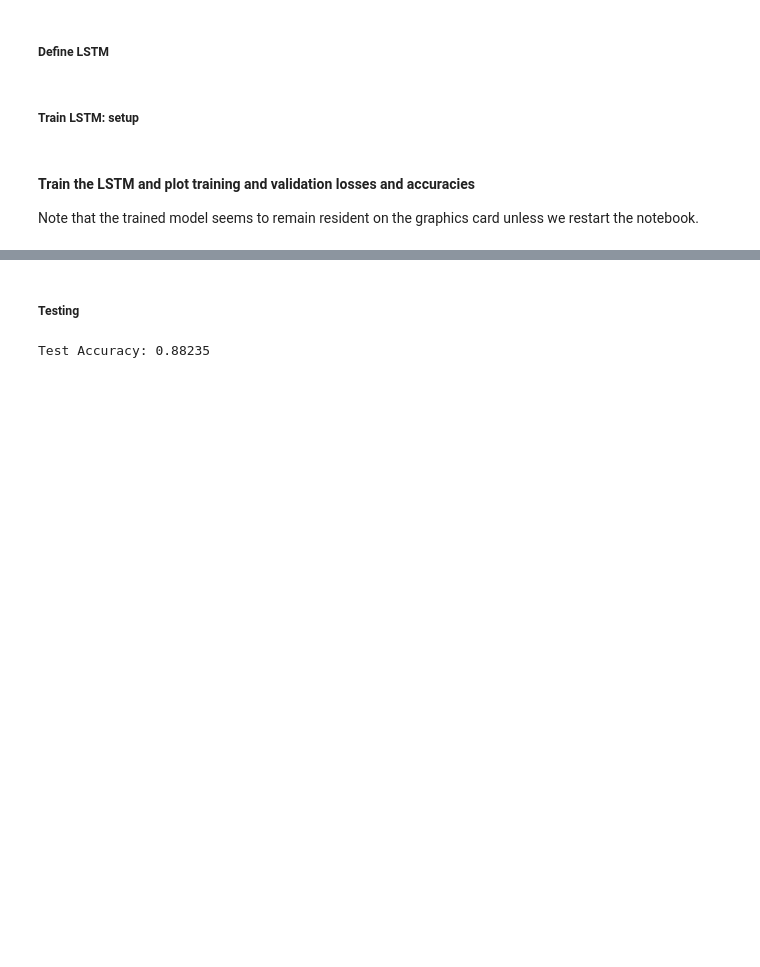
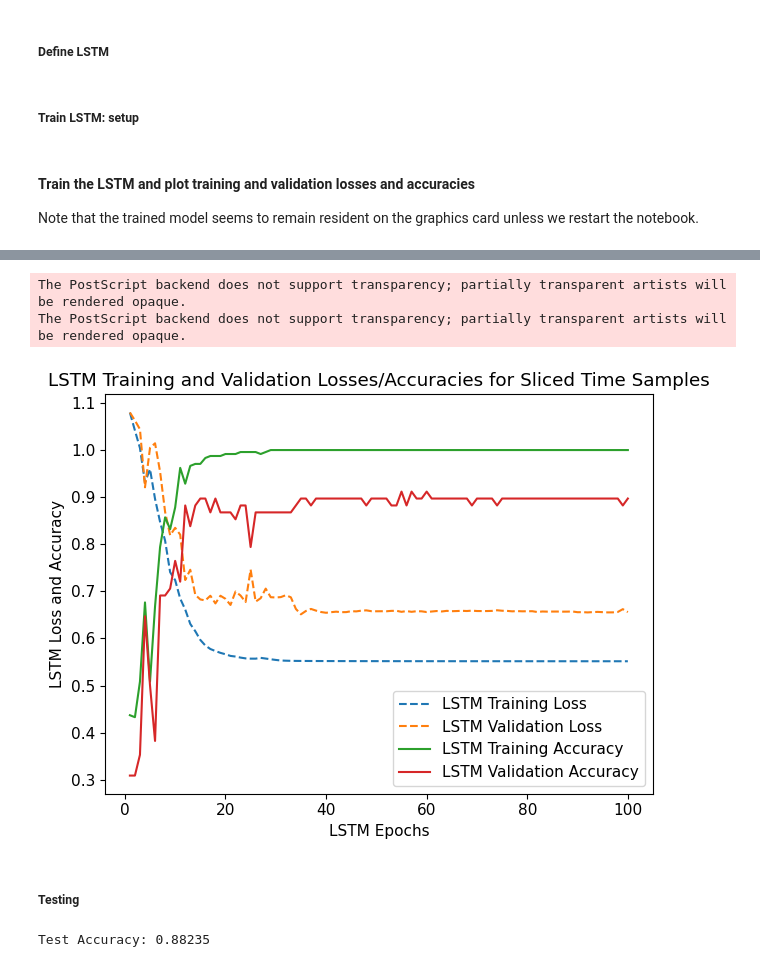
Before and after one commit to kkke/NeuroMatch_Project, a Jupyter notebook: ray notebook/notebook_rnn_lstm_gru_base_class.ipynb, the cells around one changed output, grey strips where cells are left out. Drawn from its saved outputs; the diff is of its cells as text; code cells hidden in the pictures; blank space fills up the shorter version.

```diff
--- a/ray notebook/notebook_rnn_lstm_gru_base_class.ipynb
+++ b/ray notebook/notebook_rnn_lstm_gru_base_class.ipynb
@@ -648,3 +618,27 @@ Epoch [100/100], Validation Loss: 0.65595207, Validation Accuracy: 0.8971
+# %%
+# Plot the losses and accuracies at the end of all epochs
+LSTM_x_epochs = list(range(1, LSTM_total_epochs + 1))
+plt.figure(figsize=(7, 5))
+plt.rcParams.update({'font.size': 11})
+
+# Plot losses (dashed) and accuracies (solid)
+plt.plot(LSTM_x_epochs, LSTM_train_losses, linestyle='--', label='LSTM Training Loss')
+plt.plot(LSTM_x_epochs, LSTM_val_losses, linestyle='--', label='LSTM Validation Loss')
+plt.plot(LSTM_x_epochs, LSTM_train_accuracies, label='LSTM Training Accuracy')
+plt.plot(LSTM_x_epochs, LSTM_val_accuracies, label='LSTM Validation Accuracy')
+plt.xlabel('LSTM Epochs')
+plt.ylabel('LSTM Loss and Accuracy')
+plt.title('LSTM Training and Validation Losses/Accuracies for Sliced Time Samples')
+plt.legend()
+
+plt.tight_layout()
+plt.savefig('eps/LSTM_11_base_spks_class.eps')
+plt.savefig('svg/LSTM_11_base_spks_class.svg')
+plt.show()
+# %% [output]
+The PostScript backend does not support transparency; partially transparent artists will be rendered opaque.
+The PostScript backend does not support transparency; partially transparent artists will be rendered opaque.
+[figure, added]
 # %% [markdown]
 ##### Testing
 # %%
```
Also changed, not shown: parts of 7 cells of this notebook, 14 other files.
